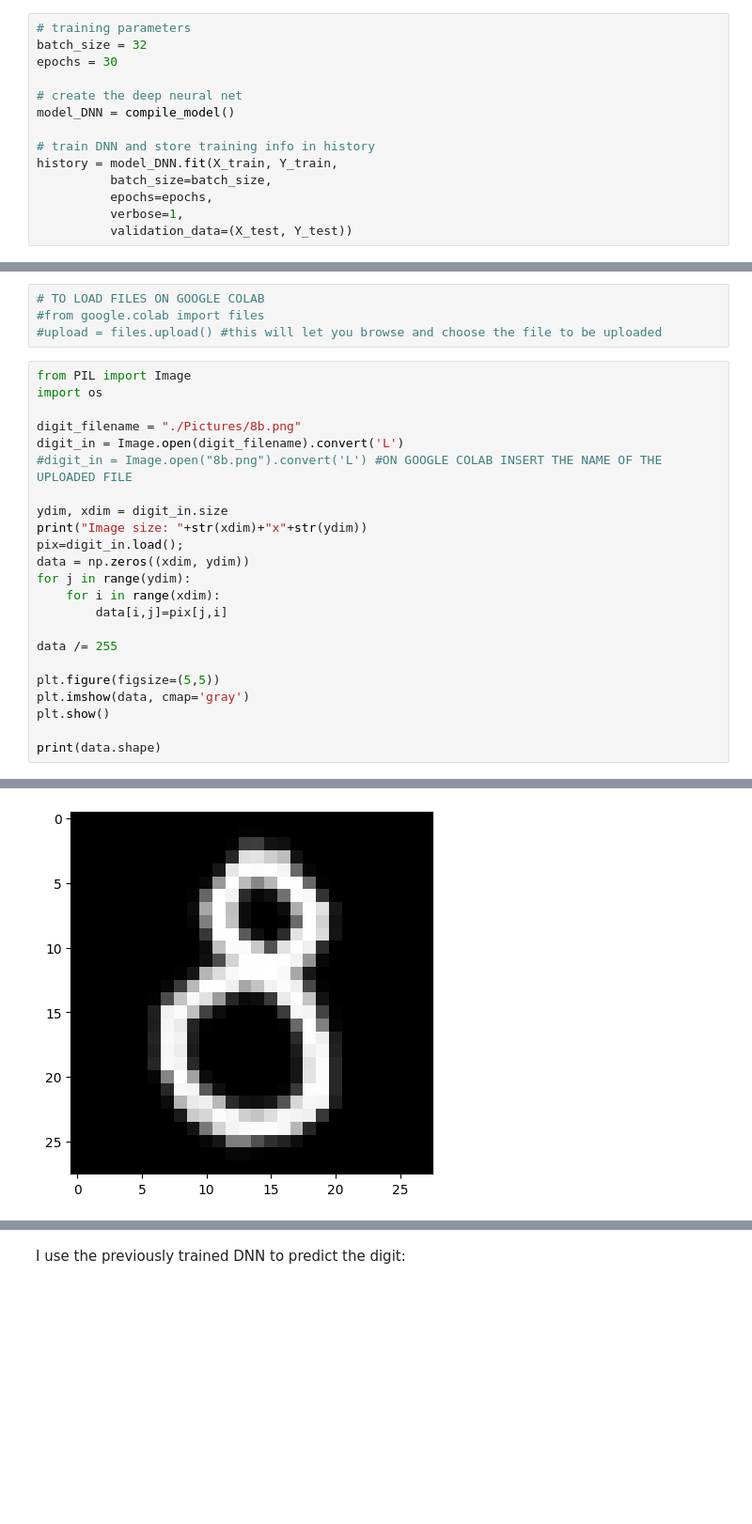
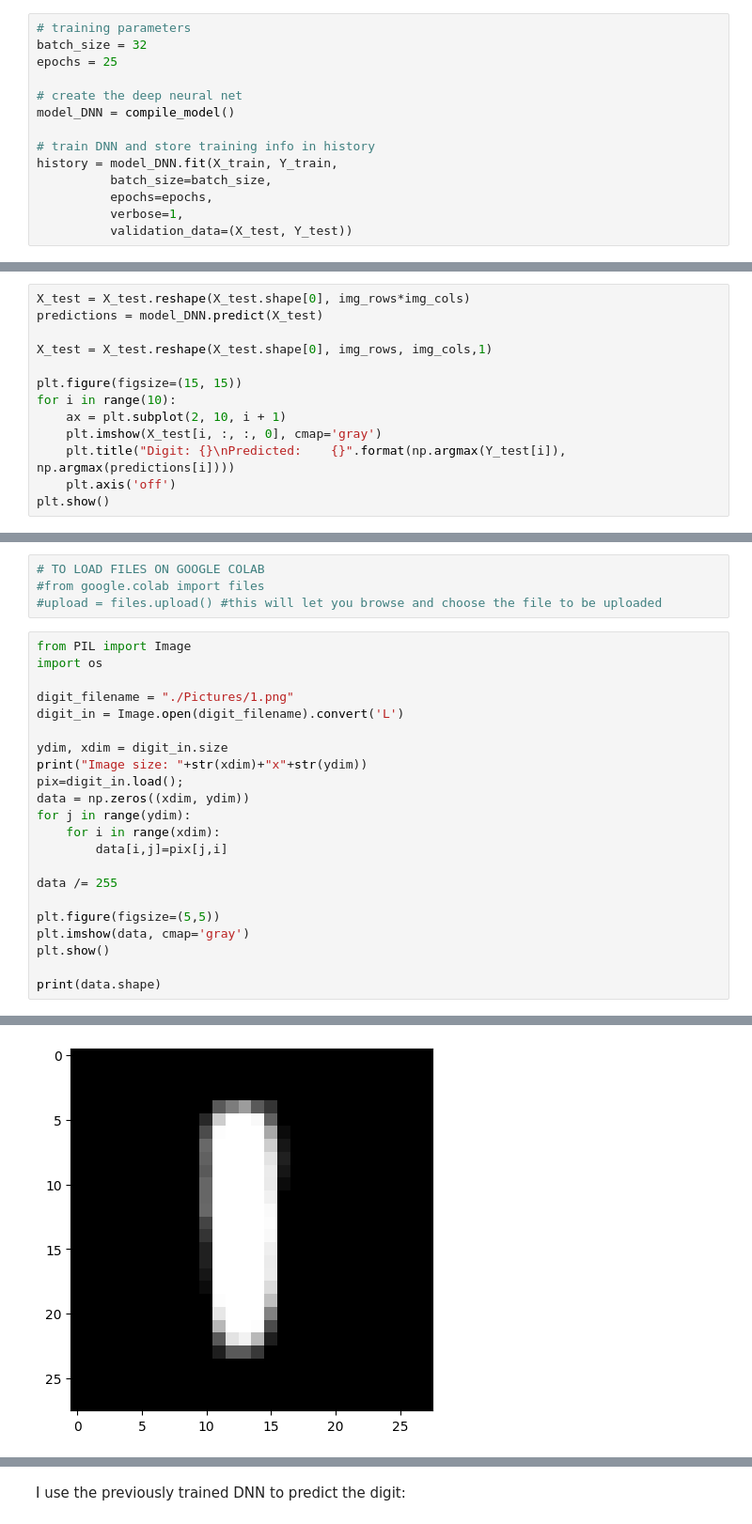
Before and after one commit to sergio-egm/lsn_delivery_exercises, a Jupyter notebook: es12/LSN_Exercises_12.ipynb, the cells around one changed output, grey strips where cells are left out. Shown: that part at 94% size. Cells and saved outputs as stored; diff of their text form; blank space fills up the shorter version.

```diff
--- a/es12/LSN_Exercises_12.ipynb
+++ b/es12/LSN_Exercises_12.ipynb
@@ -159,7 +159,7 @@ Training the DNN is a one-liner using the `fit()` method of the `Sequential` cla
 # %%
 # training parameters
 batch_size = 32
-epochs = 30
+epochs = 25
 
 # create the deep neural net
 model_DNN = compile_model()
@@ -354,0 +389,13 @@ In the end, **<span style="color:red">add the evaluation of your CNN performance
+# %%
+X_test = X_test.reshape(X_test.shape[0], img_rows*img_cols)
+predictions = model_DNN.predict(X_test)
+
+X_test = X_test.reshape(X_test.shape[0], img_rows, img_cols,1)
+
+plt.figure(figsize=(15, 15))
+for i in range(10):
+    ax = plt.subplot(2, 10, i + 1)
+    plt.imshow(X_test[i, :, :, 0], cmap='gray')
+    plt.title("Digit: {}\nPredicted:    {}".format(np.argmax(Y_test[i]), np.argmax(predictions[i])))
+    plt.axis('off')
+plt.show()
@@ -366,29 +416,28 @@ For example, you can use the following code to import a picture of an handwritte
 # %%
 from PIL import Image
 import os
 
-digit_filename = "./Pictures/8b.png"
+digit_filename = "./Pictures/1.png"
 digit_in = Image.open(digit_filename).convert('L')
-#digit_in = Image.open("8b.png").convert('L') #ON GOOGLE COLAB INSERT THE NAME OF THE UPLOADED FILE
 
 ydim, xdim = digit_in.size
 print("Image size: "+str(xdim)+"x"+str(ydim))
 pix=digit_in.load();
 data = np.zeros((xdim, ydim))
 for j in range(ydim):
     for i in range(xdim):
         data[i,j]=pix[j,i]
 
 data /= 255
 
 plt.figure(figsize=(5,5))
 plt.imshow(data, cmap='gray')
 plt.show()
 
 print(data.shape)
 # %% [output]
 Image size: 28x28
-[figure, old version]
+[figure, new version]
 (28, 28)
 # %% [markdown]
 I use the previously trained DNN to predict the digit:
```
Also changed, not shown: parts of 22 cells of this notebook, 10 other files.
